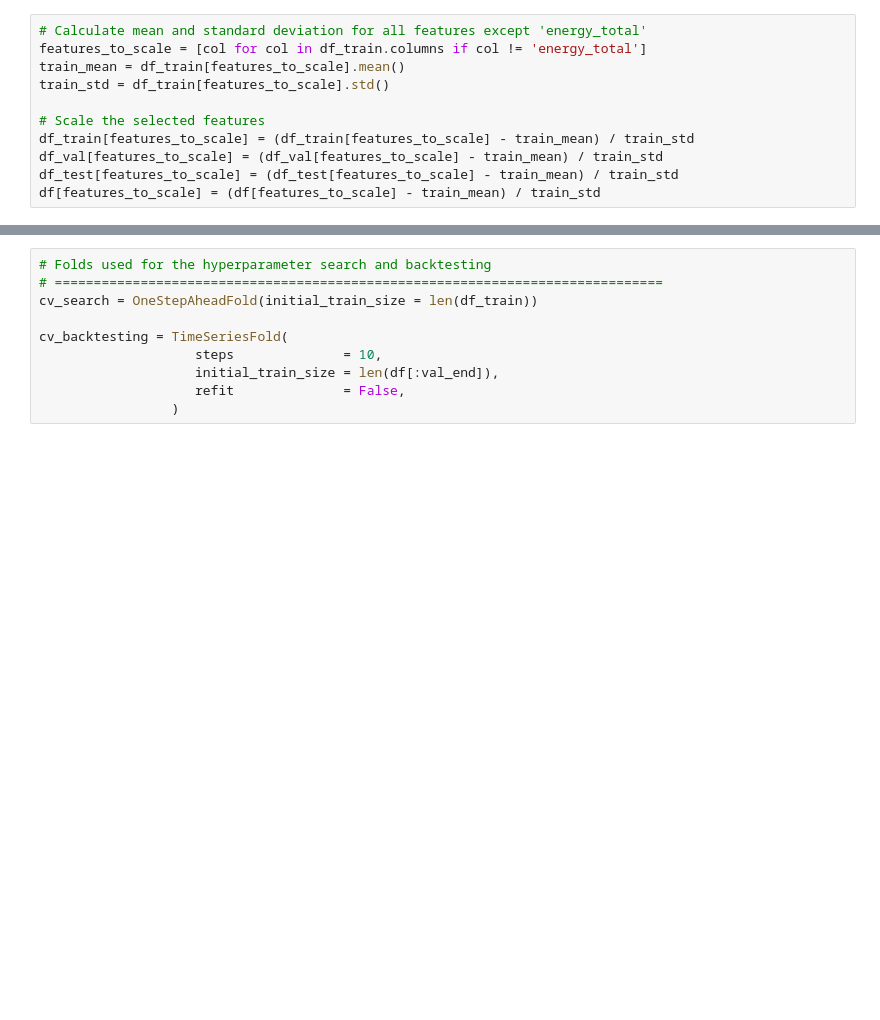
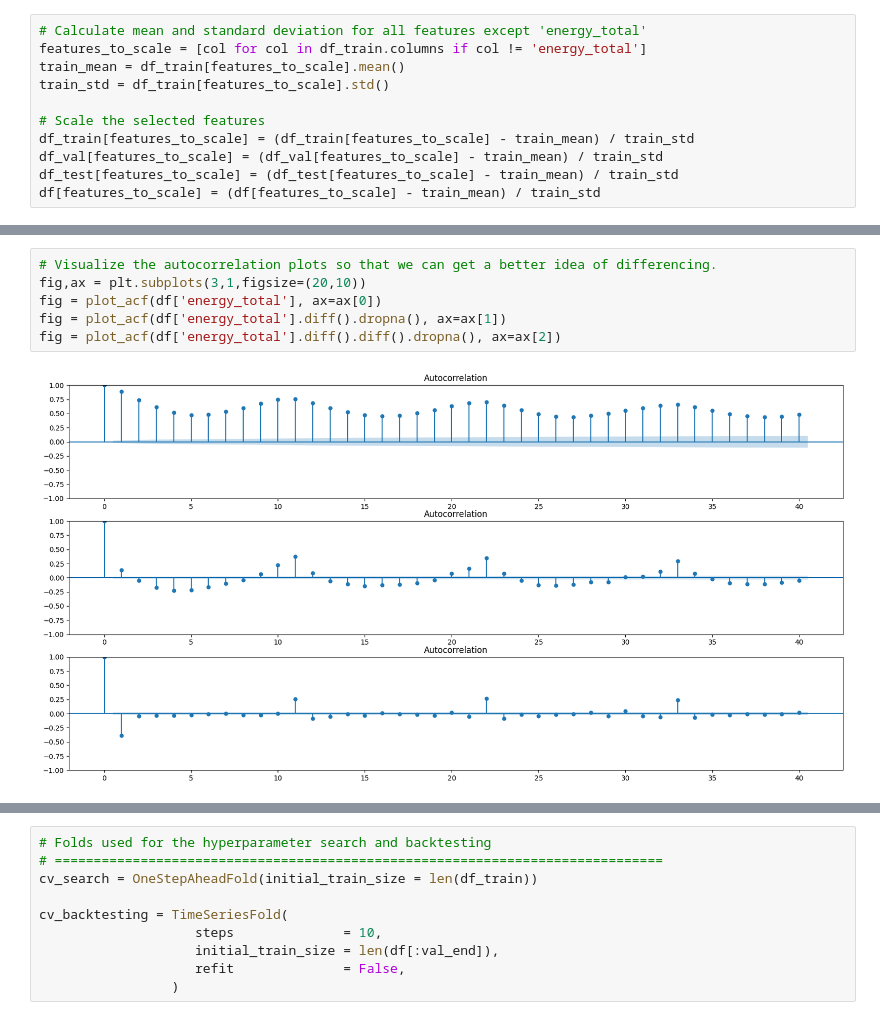
Before and after one commit to hellum55/Data-Science-Project, a Jupyter notebook: data_science_project/Praktik/Gradient_boosting_model.ipynb, the cells around one changed output, grey strips where cells are left out. Drawn from its saved outputs; the diff is of its cells as text; blank space fills up the shorter version.

```diff
--- a/data_science_project/Praktik/Gradient_boosting_model.ipynb
+++ b/data_science_project/Praktik/Gradient_boosting_model.ipynb
@@ -197,0 +235,8 @@ window_features = RollingFeatures(stats=["mean"], window_sizes=10 * 3)
+# %%
+# Visualize the autocorrelation plots so that we can get a better idea of differencing.
+fig,ax = plt.subplots(3,1,figsize=(20,10))
+fig = plot_acf(df['energy_total'], ax=ax[0])
+fig = plot_acf(df['energy_total'].diff().dropna(), ax=ax[1])
+fig = plot_acf(df['energy_total'].diff().diff().dropna(), ax=ax[2])
+# %% [output]
+[figure, added]
```
Also changed, not shown: parts of 47 cells of this notebook.
